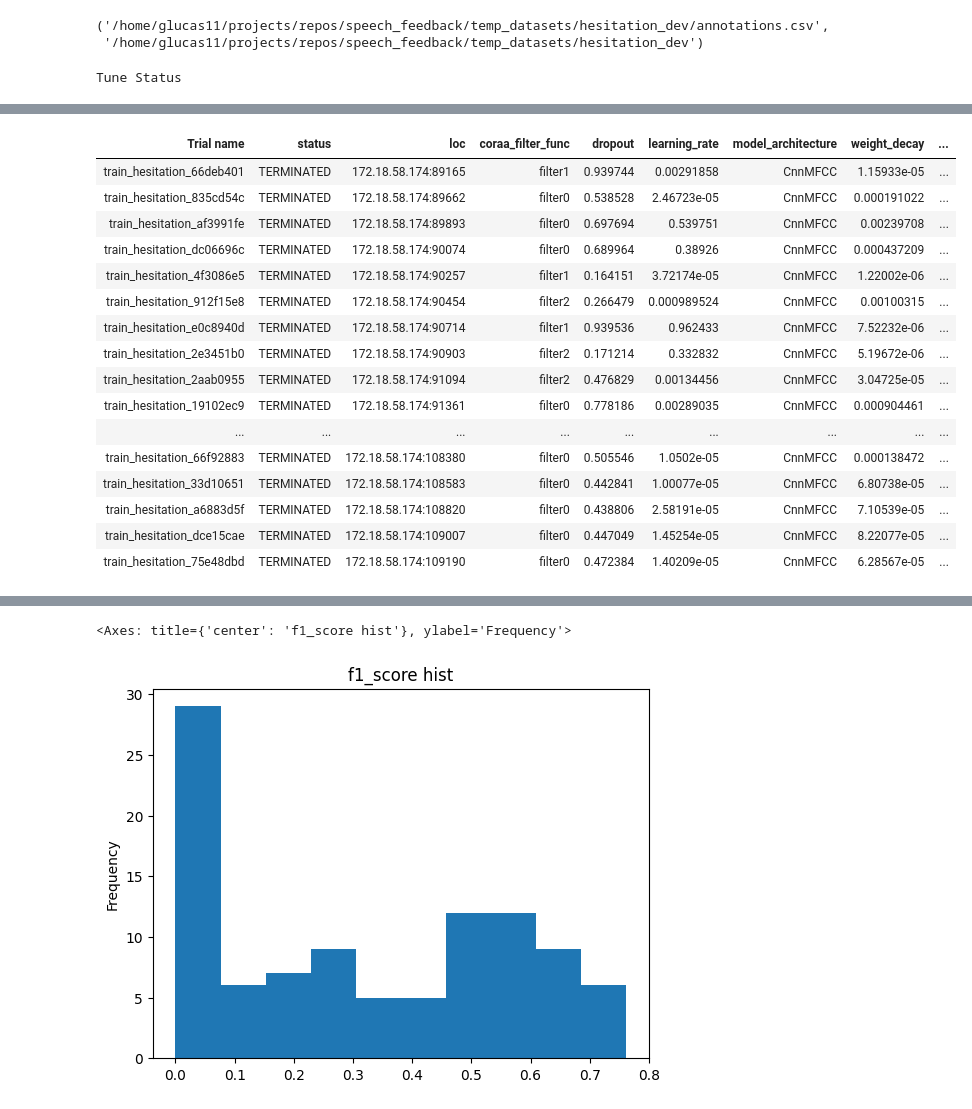
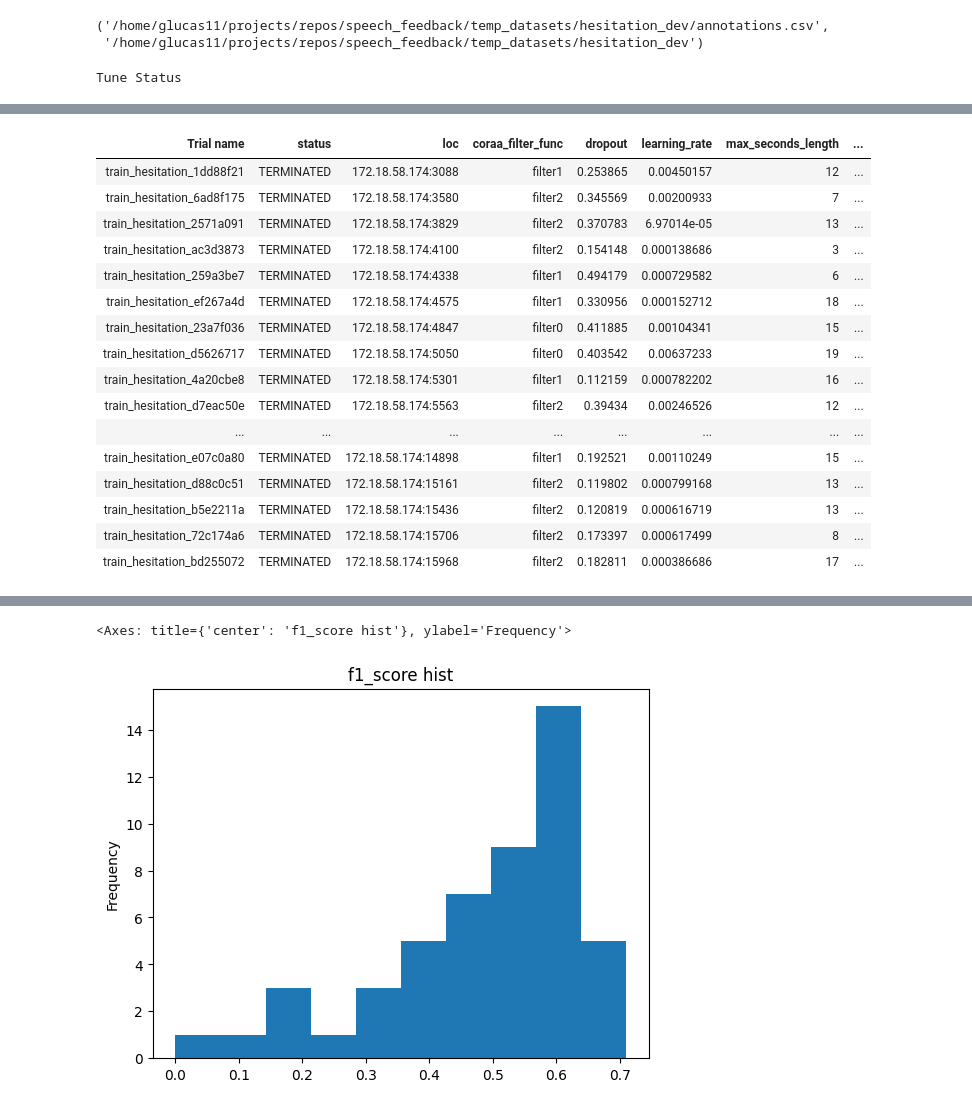
Before and after one commit to glucard/speech_feedback, a Jupyter notebook: hesitation_classifier.ipynb, the cells around one changed output, grey strips where cells are left out. Saved outputs shown, nothing was run; the diff lists cells and outputs as text; code cells hidden in the pictures.

```diff
--- a/hesitation_classifier.ipynb
+++ b/hesitation_classifier.ipynb
@@ -53,16 +52,6 @@ annotations_file_path, data_dir_path
 # %% [output]
 ('/home/glucas11/projects/repos/speech_feedback/temp_datasets/hesitation_dev/annotations.csv',
  '/home/glucas11/projects/repos/speech_feedback/temp_datasets/hesitation_dev')
-# %%
-train_data_transform = torch.nn.Sequential(
-    # custom_layers.RandomPitchShiftLayer(p=0.001, sample_rate=SAMPLE_RATE, min_steps=-5, max_steps=5), # too heavy
-    # custom_layers.ReverberationLayer(1,400), # not working yet
-    custom_layers.PadOrTruncateLayer(MAX_FEATURES_IN),
-    custom_layers.NoiseLayer(p=0.5, noise_factor=0.05),
-)
-data_transform = torch.nn.Sequential(
-    custom_layers.PadOrTruncateLayer(MAX_FEATURES_IN),
-)
 # %%
 filters_func = {
     "filter0": coraa_filters.filter0,
@@ -71,7 +60,9 @@ filters_func = {
 }
 
 models_arch = {
-    "CnnMFCC": CnnMFCC,
+    "CnnMFCC": models.CnnMFCC,
+    "CnnMFCC_v2": models.CnnMFCC_v2,
+    "CnnSpectrogram": models.CnnSpectrogram,
 }
 # %%
 def train_func(model, optimizer, dataloader):
@@ -129,6 +120,16 @@ def validate_func(model, dataloader):
 	}
 # %%
 def train_hesitation(config:dict, max_epochs=30, tunning=True):
+	features_in = config['max_seconds_length'] * SAMPLE_RATE
+	train_data_transform = torch.nn.Sequential(
+    # custom_layers.RandomPitchShiftLayer(p=0.001, sample_rate=SAMPLE_RATE, min_steps=-5, max_steps=5), # too heavy
+    # custom_layers.ReverberationLayer(1,400), # not working yet
+    custom_layers.PadOrTruncateLayer(features_in),
+    custom_layers.NoiseLayer(p=0.5, noise_factor=0.05),
+	)
+	data_transform = torch.nn.Sequential(
+		custom_layers.PadOrTruncateLayer(features_in),
+	)
 	filter_func = filters_func[config["coraa_filter_func"]]
 	train_dataloader, val_dataloader, test_dataloader = dataloader_from_filter(
 		annotations_file_path=annotations_file_path,
@@ -141,7 +142,7 @@ def train_hesitation(config:dict, max_epochs=30, tunning=True):
 		test_from_val_size=0.5
 	)
 	model_architecture = models_arch[config['model_architecture']]
-	model = model_architecture(n_classes=2, sample_rate=SAMPLE_RATE, max_audio_length_seconds=MAX_SECONDS_DURATION, dropout=config['dropout'])
+	model = model_architecture(n_classes=2, sample_rate=SAMPLE_RATE, features_in=features_in, dropout=config['dropout'])
 	model = model.to(DEVICE)
 
 	optimizer = optim.Adam(model.parameters(), lr=config['learning_rate'], weight_decay=config['weight_decay'])
@@ -201,15 +202,16 @@ max_gpus = torch.cuda.device_count()
 max_cpus, max_gpus
 
 config = {
-    "dropout": tune.uniform(0.0, 1.0),
+    "max_seconds_length": tune.randint(3, 20),
+    "dropout": tune.uniform(0.1, 0.5),
     "coraa_filter_func": tune.choice(filters_func.keys()),
-    "learning_rate":  tune.loguniform(1e-5, 1e-0),
-	"weight_decay": tune.loguniform(1e-6, 1e-2),
+    "learning_rate":  tune.loguniform(1e-5, 1e-2),
+	"weight_decay": tune.loguniform(1e-5, 1e-2),
     "model_architecture": tune.choice(models_arch.keys()),
 }
 
-metric = "val_f1_score"
-mode = "max"
+metric = "val_mean_loss"
+mode = "min"
 
 optuna_search = OptunaSearch(
 	metric=metric,
@@ -222,7 +224,7 @@ asas_scheduler = ASHAScheduler(
 	metric=metric,
 	mode=mode,
 	max_t=30,
-	grace_period=1,
+	grace_period=10,
 	reduction_factor=3,
 	brackets=2
 )
@@ -237,7 +239,7 @@ trainable_with_resources = tune.with_resources(train_hesitation, {"cpu": max_cpu
 tuner = tune.Tuner(
 	trainable_with_resources,
 	tune_config=tune.TuneConfig(
-		num_samples=100,
+		num_samples=50,
 		search_alg=optuna_search,
 		scheduler=asas_scheduler
 	),
@@ -256,19 +258,19 @@ Bracket: Iter 27.000: 0.6720867208672087 | Iter 9.000: 0.6587301587301587 | Iter
 Logical resource usage: 16.0/16 CPUs, 1.0/1 GPUs (0.0/1.0 accelerator_type:G)
 Trial Status
-| Trial name | status | loc | coraa_filter_func | dropout | learning_rate | model_architecture | weight_decay | ... |
-| train_hesitation_66deb401 | TERMINATED | 172.18.58.174:89165 | filter1 | 0.939744 | 0.00291858 | CnnMFCC | 1.15933e-05 | ... |
-| train_hesitation_835cd54c | TERMINATED | 172.18.58.174:89662 | filter0 | 0.538528 | 2.46723e-05 | CnnMFCC | 0.000191022 | ... |
-| train_hesitation_af3991fe | TERMINATED | 172.18.58.174:89893 | filter0 | 0.697694 | 0.539751 | CnnMFCC | 0.00239708 | ... |
-| train_hesitation_dc06696c | TERMINATED | 172.18.58.174:90074 | filter0 | 0.689964 | 0.38926 | CnnMFCC | 0.000437209 | ... |
-| train_hesitation_4f3086e5 | TERMINATED | 172.18.58.174:90257 | filter1 | 0.164151 | 3.72174e-05 | CnnMFCC | 1.22002e-06 | ... |
-| train_hesitation_912f15e8 | TERMINATED | 172.18.58.174:90454 | filter2 | 0.266479 | 0.000989524 | CnnMFCC | 0.00100315 | ... |
-| train_hesitation_e0c8940d | TERMINATED | 172.18.58.174:90714 | filter1 | 0.939536 | 0.962433 | CnnMFCC | 7.52232e-06 | ... |
-| train_hesitation_2e3451b0 | TERMINATED | 172.18.58.174:90903 | filter2 | 0.171214 | 0.332832 | CnnMFCC | 5.19672e-06 | ... |
-| train_hesitation_2aab0955 | TERMINATED | 172.18.58.174:91094 | filter2 | 0.476829 | 0.00134456 | CnnMFCC | 3.04725e-05 | ... |
-| train_hesitation_19102ec9 | TERMINATED | 172.18.58.174:91361 | filter0 | 0.778186 | 0.00289035 | CnnMFCC | 0.000904461 | ... |
-| ... | ... | ... | ... | ... | ... | ... | ... | ... |
-| train_hesitation_66f92883 | TERMINATED | 172.18.58.174:108380 | filter0 | 0.505546 | 1.0502e-05 | CnnMFCC | 0.000138472 | ... |
-| train_hesitation_33d10651 | TERMINATED | 172.18.58.174:108583 | filter0 | 0.442841 | 1.00077e-05 | CnnMFCC | 6.80738e-05 | ... |
-| train_hesitation_a6883d5f | TERMINATED | 172.18.58.174:108820 | filter0 | 0.438806 | 2.58191e-05 | CnnMFCC | 7.10539e-05 | ... |
-| train_hesitation_dce15cae | TERMINATED | 172.18.58.174:109007 | filter0 | 0.447049 | 1.45254e-05 | CnnMFCC | 8.22077e-05 | ... |
-| train_hesitation_75e48dbd | TERMINATED | 172.18.58.174:109190 | filter0 | 0.472384 | 1.40209e-05 | CnnMFCC | 6.28567e-05 | ... |
+| Trial name | status | loc | coraa_filter_func | dropout | learning_rate | max_seconds_length | ... |
+| train_hesitation_1dd88f21 | TERMINATED | 172.18.58.174:3088 | filter1 | 0.253865 | 0.00450157 | 12 | ... |
+| train_hesitation_6ad8f175 | TERMINATED | 172.18.58.174:3580 | filter2 | 0.345569 | 0.00200933 | 7 | ... |
+| train_hesitation_2571a091 | TERMINATED | 172.18.58.174:3829 | filter2 | 0.370783 | 6.97014e-05 | 13 | ... |
+| train_hesitation_ac3d3873 | TERMINATED | 172.18.58.174:4100 | filter2 | 0.154148 | 0.000138686 | 3 | ... |
+| train_hesitation_259a3be7 | TERMINATED | 172.18.58.174:4338 | filter1 | 0.494179 | 0.000729582 | 6 | ... |
+| train_hesitation_ef267a4d | TERMINATED | 172.18.58.174:4575 | filter1 | 0.330956 | 0.000152712 | 18 | ... |
+| train_hesitation_23a7f036 | TERMINATED | 172.18.58.174:4847 | filter0 | 0.411885 | 0.00104341 | 15 | ... |
+| train_hesitation_d5626717 | TERMINATED | 172.18.58.174:5050 | filter0 | 0.403542 | 0.00637233 | 19 | ... |
+| train_hesitation_4a20cbe8 | TERMINATED | 172.18.58.174:5301 | filter1 | 0.112159 | 0.000782202 | 16 | ... |
+| train_hesitation_d7eac50e | TERMINATED | 172.18.58.174:5563 | filter2 | 0.39434 | 0.00246526 | 12 | ... |
+| ... | ... | ... | ... | ... | ... | ... | ... |
+| train_hesitation_e07c0a80 | TERMINATED | 172.18.58.174:14898 | filter1 | 0.192521 | 0.00110249 | 15 | ... |
+| train_hesitation_d88c0c51 | TERMINATED | 172.18.58.174:15161 | filter2 | 0.119802 | 0.000799168 | 13 | ... |
+| train_hesitation_b5e2211a | TERMINATED | 172.18.58.174:15436 | filter2 | 0.120819 | 0.000616719 | 13 | ... |
+| train_hesitation_72c174a6 | TERMINATED | 172.18.58.174:15706 | filter2 | 0.173397 | 0.000617499 | 8 | ... |
+| train_hesitation_bd255072 | TERMINATED | 172.18.58.174:15968 | filter2 | 0.182811 | 0.000386686 | 17 | ... |
@@ -281,5 +283,5 @@ df_results = results.get_dataframe()
 df_results['val_f1_score'].plot(kind='hist', title='f1_score hist')
 # %% [output]
 <Axes: title={'center': 'f1_score hist'}, ylabel='Frequency'>
-[figure, old version]
+[figure, new version]
 # %%
```
Also changed, not shown: parts of 7 cells of this notebook, 2 other files.
